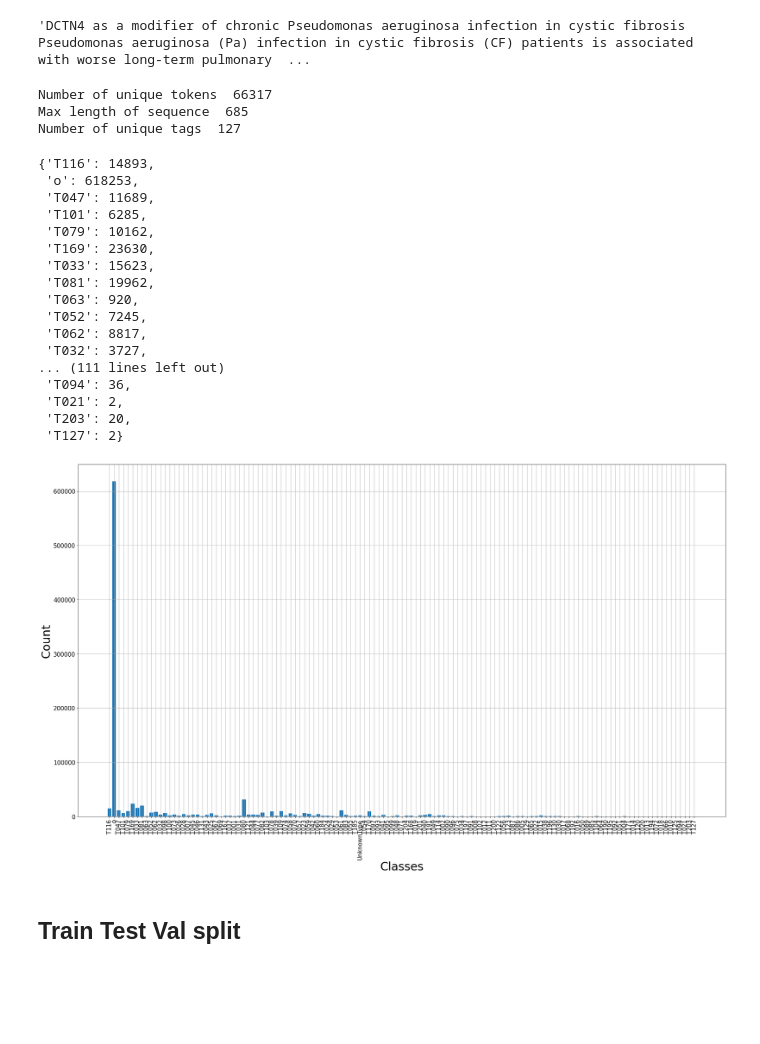
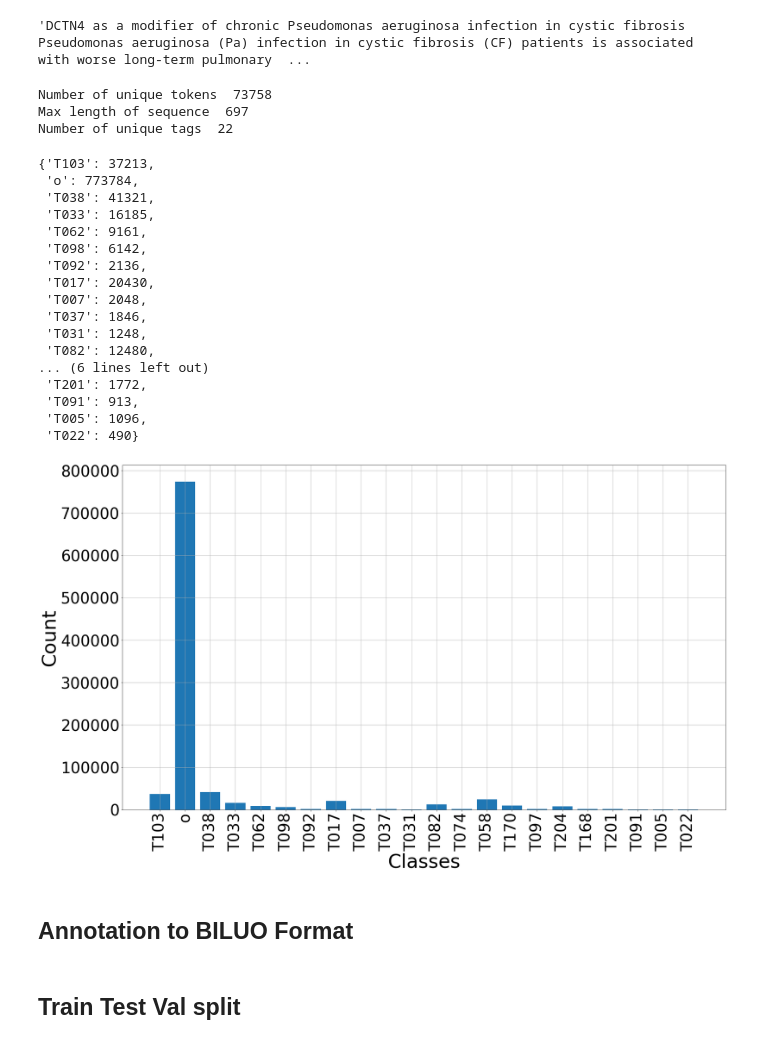
Before and after one commit to mhmdrdwn/medm, a Jupyter notebook: notebooks/build-data.ipynb, the cells around one changed output. Drawn from its saved outputs; the diff is of its cells as text; code cells hidden in the pictures; blank space fills up the shorter version.

```diff
--- a/notebooks/build-data.ipynb
+++ b/notebooks/build-data.ipynb
@@ -9,6 +14,7 @@ import csv
 semgroups = "/kaggle/input/thesis/SemGroups_2018.txt"
 semtypes = "/kaggle/input/thesis/SemanticTypes_2018AB.txt"
 medmentions = "/kaggle/input/thesis/corpus_pubtator.txt"
+medmentions_st21pv = "/kaggle/input/thesis/corpus_pubtator_st21pv.txt"
 umls_concept = "/kaggle/input/thesis/MRCONSO.RRF"
 train_docs_ids = "../input/doc-ids/corpus_pubtator_pmids_trng.txt"
 val_docs_ids = "../input/doc-ids/corpus_pubtator_pmids_dev.txt"
@@ -61,7 +67,7 @@ len(umls_concepts), len(umls_semtype)
 !pip install git+https://github.com/ArshSekhon/pubtator_loader.git
 
 from pubtator_loader import PubTatorCorpusReader
-dataset_reader = PubTatorCorpusReader(medmentions)
+dataset_reader = PubTatorCorpusReader(medmentions_st21pv)
 
 corpus = dataset_reader.load_corpus()
 # %%
@@ -107,17 +113,17 @@ def build_data():
 
                     if extracted_entity is not None:
                         entity = extracted_entity[1]
-                        entity_binary = 1
+                        entity_binary = "entity"
                     else:
                         if sem_ent == "UnknownType":
                             entity = "UnknownType"
-                            entity_binary = 1
+                            entity_binary = "entity"
                         else:
                             entity = 'o'
-                            entity_binary = 0
+                            entity_binary = "not-entity"
                     row.append([word, sem_ent, entity, entity_binary])
                 else:
-                    row.append([word, 'o', 'o', 0])
+                    row.append([word, 'o', 'o', "not-entity"])
 
         sequences.append(list(np.array(row)[:,0]))
         label_codes.append(list(np.array(row)[:,1]))
@@ -183,9 +187,9 @@ print('Number of unique tokens ', num_tokens)
 print('Max length of sequence ', maxlen)
 print('Number of unique tags ', num_tags)
 # %% [output]
-Number of unique tokens  66317
-Max length of sequence  685
-Number of unique tags  127
+Number of unique tokens  73758
+Max length of sequence  697
+Number of unique tags  22
 # %%
 def count(entities):
     class_count = {}
@@ -201,36 +205,38 @@ def count(entities):
 class_count = count(label_codes)
 class_count
 # %% [output]
-{'T116': 14893,
- 'o': 618253,
- 'T047': 11689,
- 'T101': 6285,
- 'T079': 10162,
- 'T169': 23630,
- 'T033': 15623,
- 'T081': 19962,
- 'T063': 920,
- 'T052': 7245,
- 'T062': 8817,
- 'T032': 3727,
-... (111 lines left out)
- 'T094': 36,
- 'T021': 2,
- 'T203': 20,
- 'T127': 2}
+{'T103': 37213,
+ 'o': 773784,
+ 'T038': 41321,
+ 'T033': 16185,
+ 'T062': 9161,
+ 'T098': 6142,
+ 'T092': 2136,
+ 'T017': 20430,
+ 'T007': 2048,
+ 'T037': 1846,
+ 'T031': 1248,
+ 'T082': 12480,
+... (6 lines left out)
+ 'T201': 1772,
+ 'T091': 913,
+ 'T005': 1096,
+ 'T022': 490}
 # %%
 keys = class_count.keys()
 
 values = class_count.values()
 
 plt.figure(figsize=(25,15))
 plt.bar(keys, values)
-plt.xlabel('Classes', fontsize=30)
-plt.ylabel('Count', fontsize=30)
-plt.xticks(fontsize=15, rotation=90)
-plt.yticks(fontsize=15)
+plt.xlabel('Classes', fontsize=50)
+plt.ylabel('Count', fontsize=50)
+plt.xticks(fontsize=40, rotation=90)
+plt.yticks(fontsize=40)
 plt.grid()
 plt.tight_layout()
 plt.show()
 # %% [output]
-[figure, old version]
+[figure, new version]
+# %% [markdown]
+## Annotation to BILUO Format
```
Also changed, not shown: parts of 9 cells of this notebook, 4 other files.
